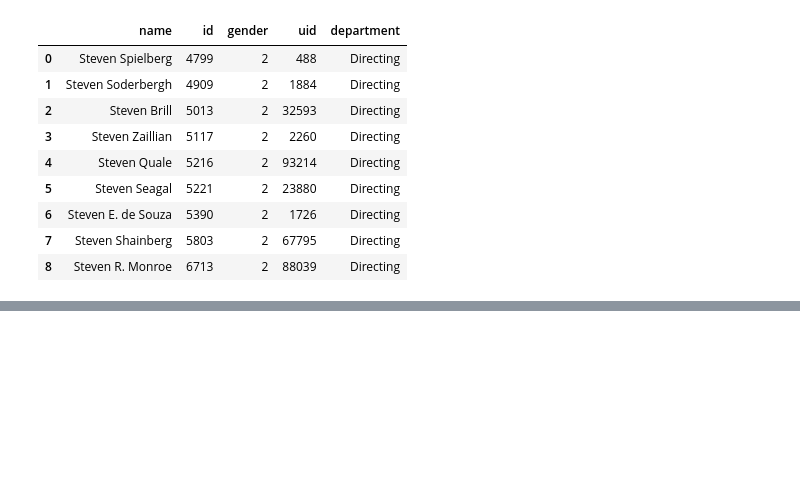
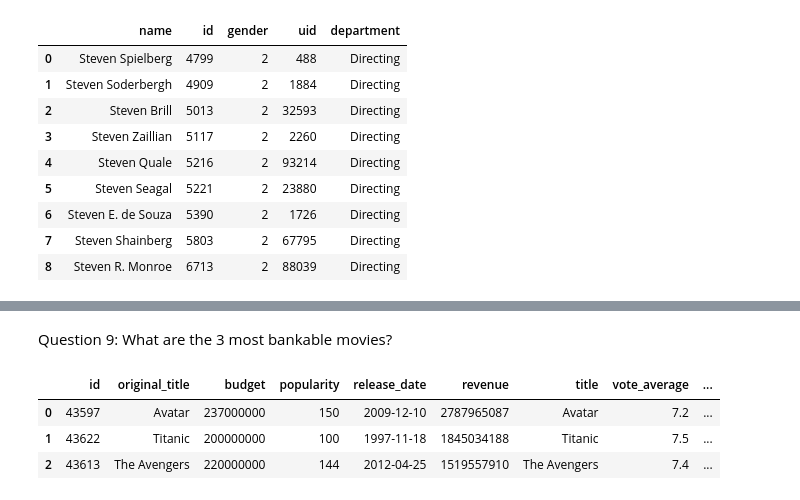
Before and after one commit to QiCai1995/IMDb-Project-SQL, a Jupyter notebook: practice.ipynb, the cells around one changed output, grey strips where cells are left out. Cells and saved outputs as stored; diff of their text form; code cells hidden in the pictures; blank space fills up the shorter version.

```diff
--- a/practice.ipynb
+++ b/practice.ipynb
@@ -115,0 +168,16 @@ Directors_w_steven
+# %% [markdown]
+Question 9: What are the 3 most bankable movies?
+# %%
+query = """
+        SELECT *
+        FROM movies
+        ORDER BY revenue DESC
+        LIMIT 3;
+        """
+most_revenue_movies = pd.read_sql(query, connection)
+most_revenue_movies
+# %% [output]
+|  | id | original_title | budget | popularity | release_date | revenue | title | vote_average | ... |
+| 0 | 43597 | Avatar | 237000000 | 150 | 2009-12-10 | 2787965087 | Avatar | 7.2 | ... |
+| 1 | 43622 | Titanic | 200000000 | 100 | 1997-11-18 | 1845034188 | Titanic | 7.5 | ... |
+| 2 | 43613 | The Avengers | 220000000 | 144 | 2012-04-25 | 1519557910 | The Avengers | 7.4 | ... |
```
Also changed, not shown: parts of 13 cells of this notebook.
